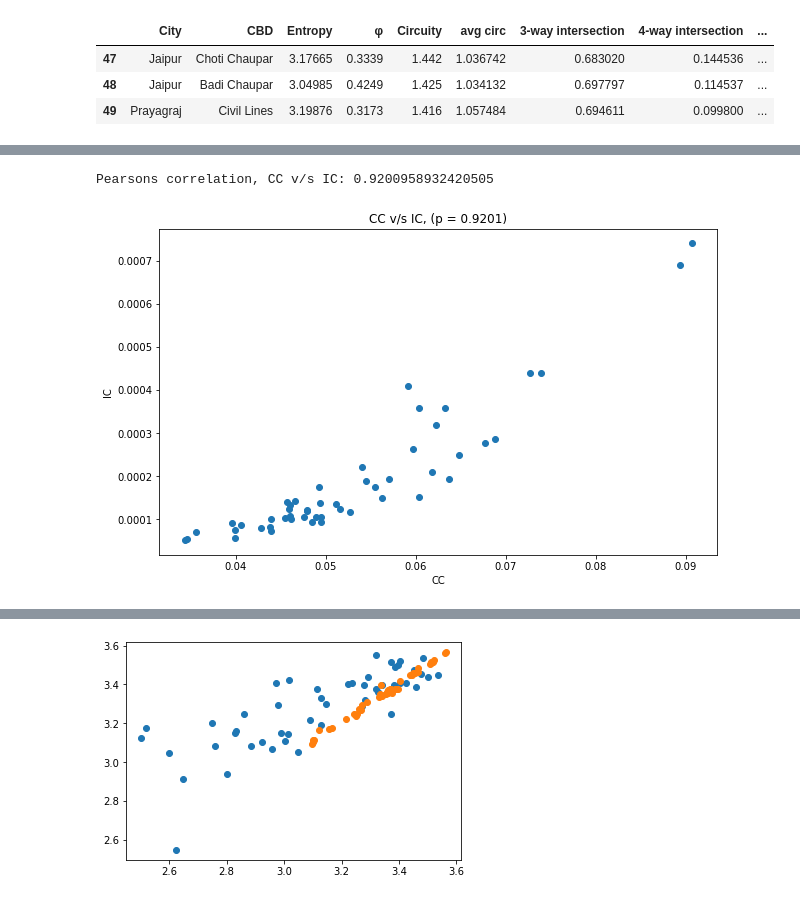
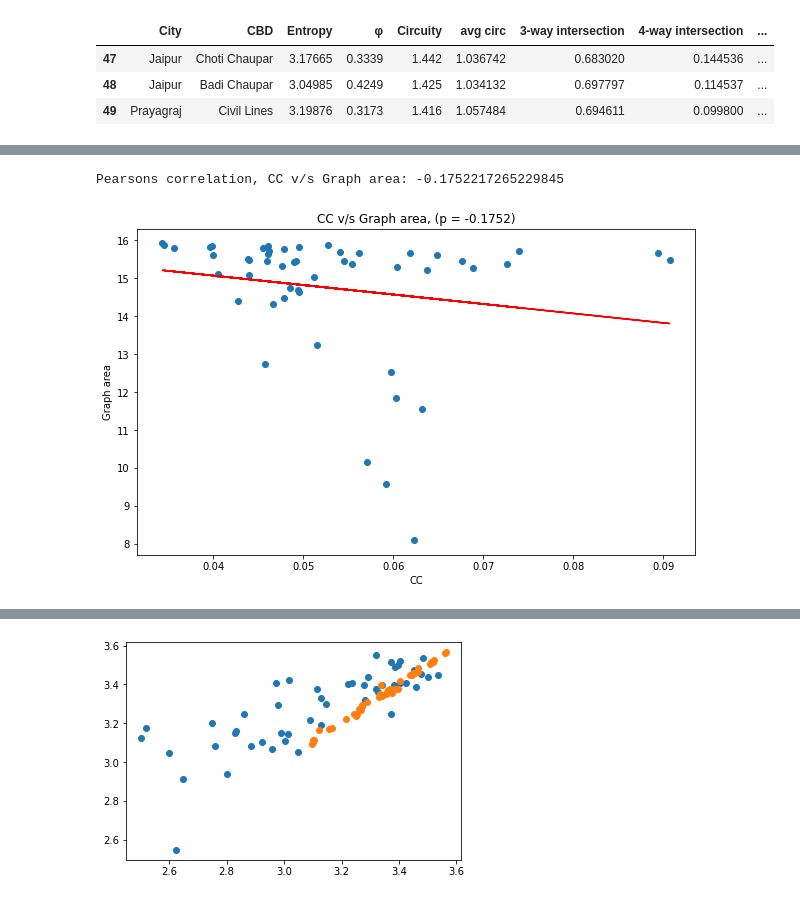
Before and after one commit to PunitSharnagat/Project_M.Tech, a Jupyter notebook: Automated file.ipynb, the cells around one changed output, grey strips where cells are left out. Saved outputs shown, nothing was run; the diff lists cells and outputs as text; code cells hidden in the pictures.

```diff
--- a/Automated file.ipynb
+++ b/Automated file.ipynb
@@ -2532,3 +2562,7 @@ df.tail(3)
 | 47 | Jaipur | Choti Chaupar | 3.17665 | 0.3339 | 1.442 | 1.036742 | 0.683020 | 0.144536 | ... |
 | 48 | Jaipur | Badi Chaupar | 3.04985 | 0.4249 | 1.425 | 1.034132 | 0.697797 | 0.114537 | ... |
 | 49 | Prayagraj | Civil Lines | 3.19876 | 0.3173 | 1.416 | 1.057484 | 0.694611 | 0.099800 | ... |
+# %%
+df = pd.read_csv(r"C:\Users\HP\Desktop\OSMnx Work\Polar HistogramsAll\Pearson Coreln\for thesis (p).csv")
+df2 = pd.read_csv(r"C:\Users\HP\Desktop\OSMnx Work\Polar HistogramsAll\Pearson Coreln\(2km)Basic_stats.csv")
+df.tail(1)
@@ -2535,22 +2578,27 @@ df.tail(3)
 # %%
 from scipy.stats import pearsonr
 import matplotlib.pyplot as plt
 import pandas as pd
 
 para1='CC'
-para2='IC'
-corr,_= pearsonr(df[para1], df[para2])
+para2='Graph area'
+corr,_= pearsonr(df[para1], df2[para2])
 print(f'Pearsons correlation, {para1} v/s {para2}: {corr}')
 
 
 # Plotting
 fig, ax = plt.subplots(1, figsize=(10, 6))
 ax.scatter(df[para1], df[para2])
 ax.set_xlabel(para1)
 ax.set_ylabel(para2)
 ax.set_title(f"{para1} v/s {para2}, (p = {corr.round(4)})")
-fig.savefig(f"C:/Users/HP/Desktop/OSMnx Work/Polar HistogramsAll/Pearson Coreln/change with network size/{para1} vs {para2}.jpg")
+
+#obtain m (slope) and b(intercept) of linear regression line
+m, b = np.polyfit(df[para1], df[para2], 1)
+ax.plot(df[para1], m*df[para1]+b,color='red')
+
+#fig.savefig(f"C:/Users/HP/Desktop/OSMnx Work/Polar HistogramsAll/Pearson Coreln/Centrality/{para1} vs {para2}.jpg")
 plt.show()
 # %% [output]
-Pearsons correlation, CC v/s IC: 0.9200958932420505
+Pearsons correlation, CC v/s Graph area: -0.1752217265229845
-[figure, old version]
+[figure, new version]
```
Also changed, not shown: parts of 15 cells of this notebook, 11 other files.
